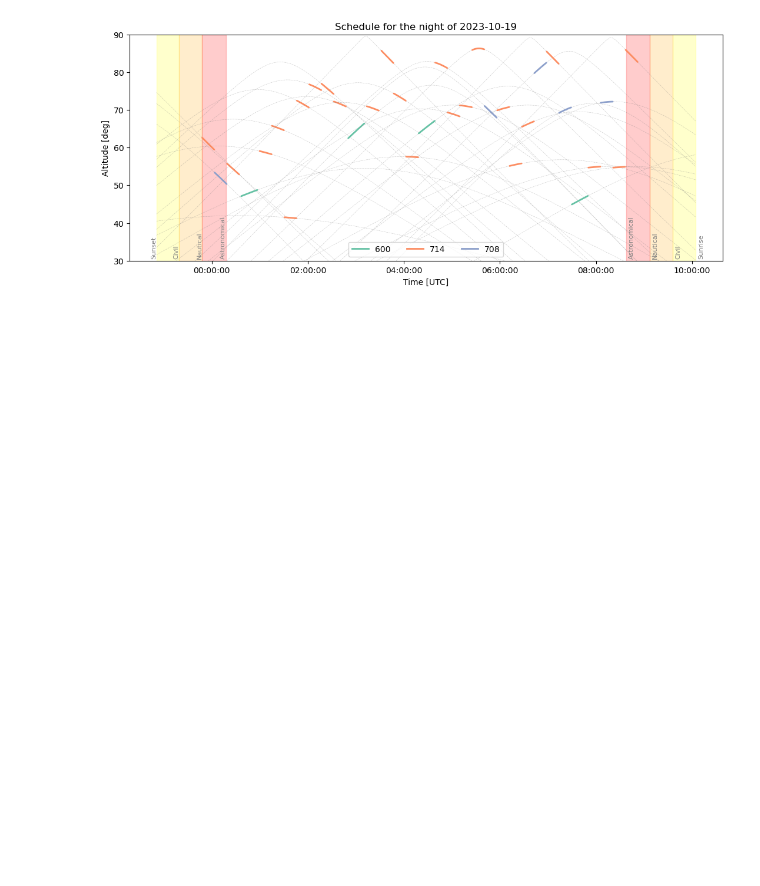
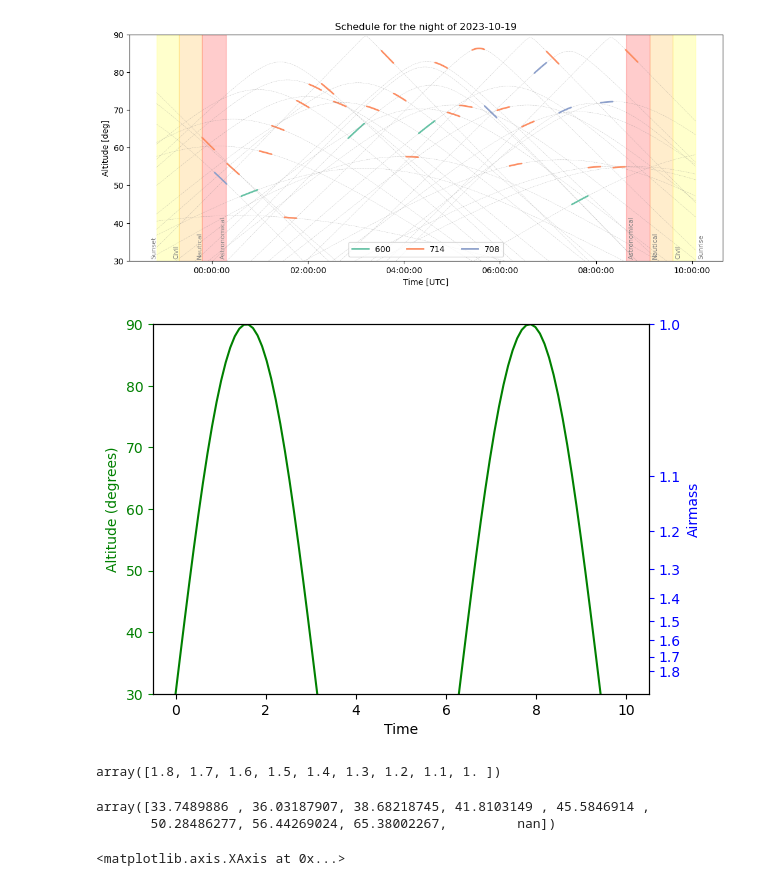
Before and after one commit to nicochunger/SCOPES, a Jupyter notebook: scheduler_test.ipynb, the cells around one changed output. Drawn from its saved outputs; the diff is of its cells as text; code cells hidden in the pictures; blank space fills up the shorter version.

```diff
--- a/scheduler_test.ipynb
+++ b/scheduler_test.ipynb
@@ -274,3 +259,55 @@ Observation ratio = 0.93862
 bs_plan.plot()
 # %% [output]
 [figure]
+# %%
+import matplotlib.pyplot as plt
+import numpy as np
+
+# Compute altitude in degrees from airmass
+def airmass_to_altitude(airmass):
+    z_rad = np.arccos(1 / airmass)
+    return 90 - np.degrees(z_rad)
+
+# Sample data
+time = np.linspace(0, 10, 100)
+altitude_degrees = 30 + 60 * np.sin(time)
+
+fig, ax1 = plt.subplots()
+
+# Plot data on the primary y-axis (Altitude in degrees)
+ax1.plot(time, altitude_degrees, 'g-')
+ax1.set_xlabel('Time')
+ax1.set_ylabel('Altitude (degrees)', color='g')
+ax1.set_yticks(np.arange(30, 91, 10))
+ax1.tick_params('y', colors='g')
+ax1.set_ylim(30, 90)
+
+# Set up airmass values and compute the corresponding altitudes for those airmass values
+desired_airmasses = np.arange(1.8, 0.9, -0.1)
+corresponding_altitudes = airmass_to_altitude(desired_airmasses)
+corresponding_altitudes[-1] = 90.0
+
+# Create the secondary y-axis for Airmass
+ax2 = ax1.twinx()
+ax2.set_ylim(ax1.get_ylim())
+ax2.set_yticks(corresponding_altitudes)  # Set y-ticks at computed altitudes for desired airmasses
+ax2.set_yticklabels(np.round(desired_airmasses, 2))  # Display the desired airmass values
+ax2.set_ylabel('Airmass', color='b')
+ax2.tick_params('y', colors='b')
+
+plt.show()
+# %% [output]
+[figure, added]
+# %%
+desired_airmasses
+# %% [output]
+array([1.8, 1.7, 1.6, 1.5, 1.4, 1.3, 1.2, 1.1, 1. ])
+# %%
+corresponding_altitudes
+# %% [output]
+array([33.7489886 , 36.03187907, 38.68218745, 41.8103149 , 45.5846914 ,
+       50.28486277, 56.44269024, 65.38002267,         nan])
+# %%
+ax1.xaxis
+# %% [output]
+<matplotlib.axis.XAxis at 0x...>
```
Also changed, not shown: parts of 18 cells of this notebook, 2 other files.
